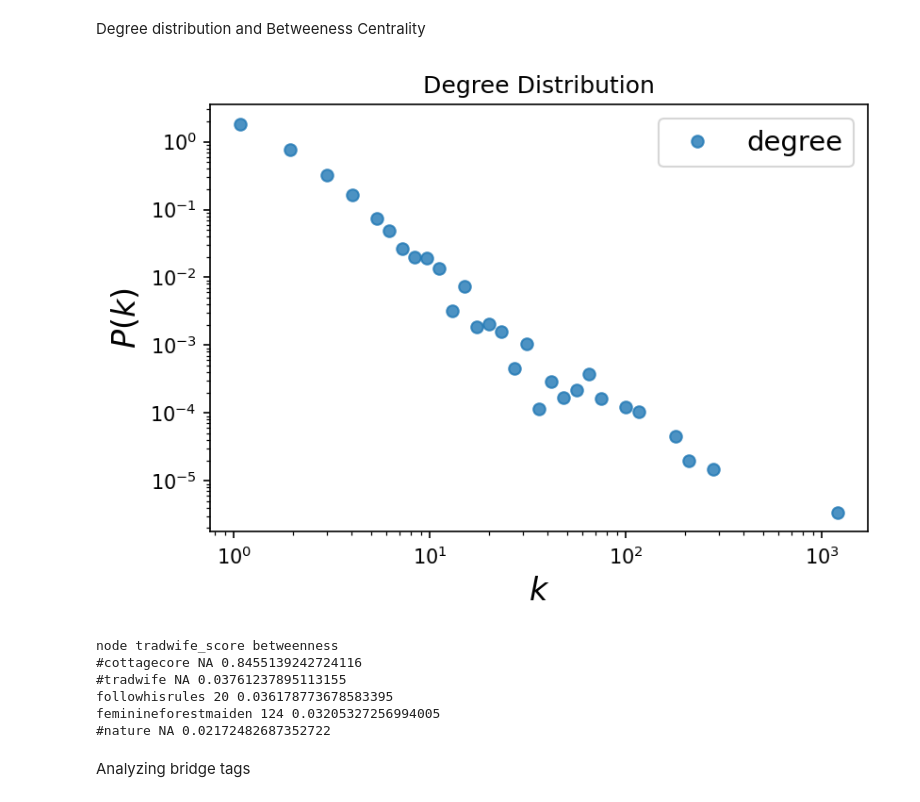
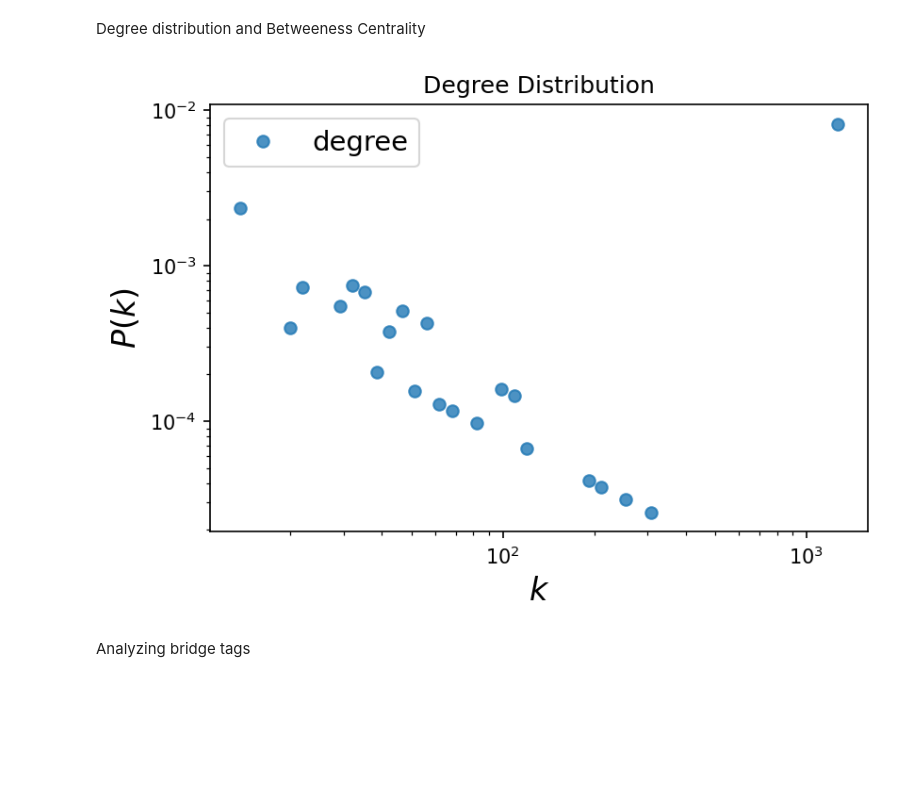
Before and after one commit to olivermallen/Cottagecore_Tradwife_Pipeline, a Jupyter notebook: network_analysis.ipynb, the cells around one changed output. Drawn from its saved outputs; the diff is of its cells as text; code cells hidden in the pictures; blank space fills up the shorter version.

```diff
--- a/network_analysis.ipynb
+++ b/network_analysis.ipynb
@@ -104,8 +104,6 @@ import networkx as nx
 from networkx.algorithms import bipartite
 
 #grabbing all posts from august 2022
-start_date = '2022-08-01 00:00:00'
-end_date = '2022-08-31 00:00:00'
-augdf = df.query('time_posted >= @start_date and time_posted <= @end_date')
+augdf = df[(df['time_posted'] > '2022-08-01 00:00:00') & (df['time_posted'] < '2022-08-31 00:00:00')]
 print(augdf.head())
 # %% [output]
@@ -292,6 +290,6 @@ def plot_degree(G, number_of_bins=50, log_binning=True, base=2):
     ax.legend(fontsize=14)
     plt.show()
 # %%
-plot_degree(A)
+plot_degree(W)
 # %% [output]
-[figure, old version]
+[figure, new version]
@@ -302,15 +295,0 @@ top_nodes = sorted(betweenness, key=betweenness.get, reverse=True)[:5]
-# %%
-print("node tradwife_score betweenness")
-for node in top_nodes:
-    try:
-        A.nodes[node]['tradwifescore']
-        print(node + " " + str(A.nodes[node]["tradwifescore"]) +" "+str(betweenness[node]))
-    except KeyError:
-        print(node + " NA "+str(betweenness[node]))
-# %% [output]
-node tradwife_score betweenness
-#cottagecore NA 0.8455139242724116
-#tradwife NA 0.03761237895113155
-followhisrules 20 0.036178773678583395
-feminineforestmaiden 124 0.03205327256994005
-#nature NA 0.02172482687352722
```
Also changed, not shown: parts of 5 cells of this notebook, 1 other file.
